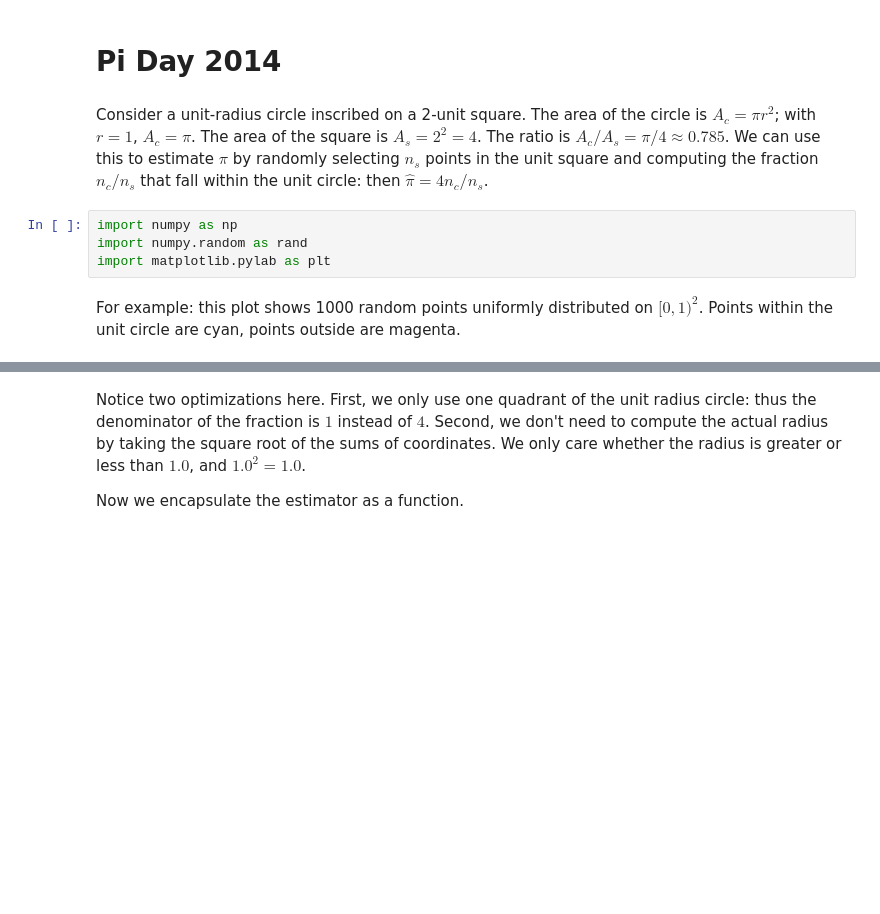
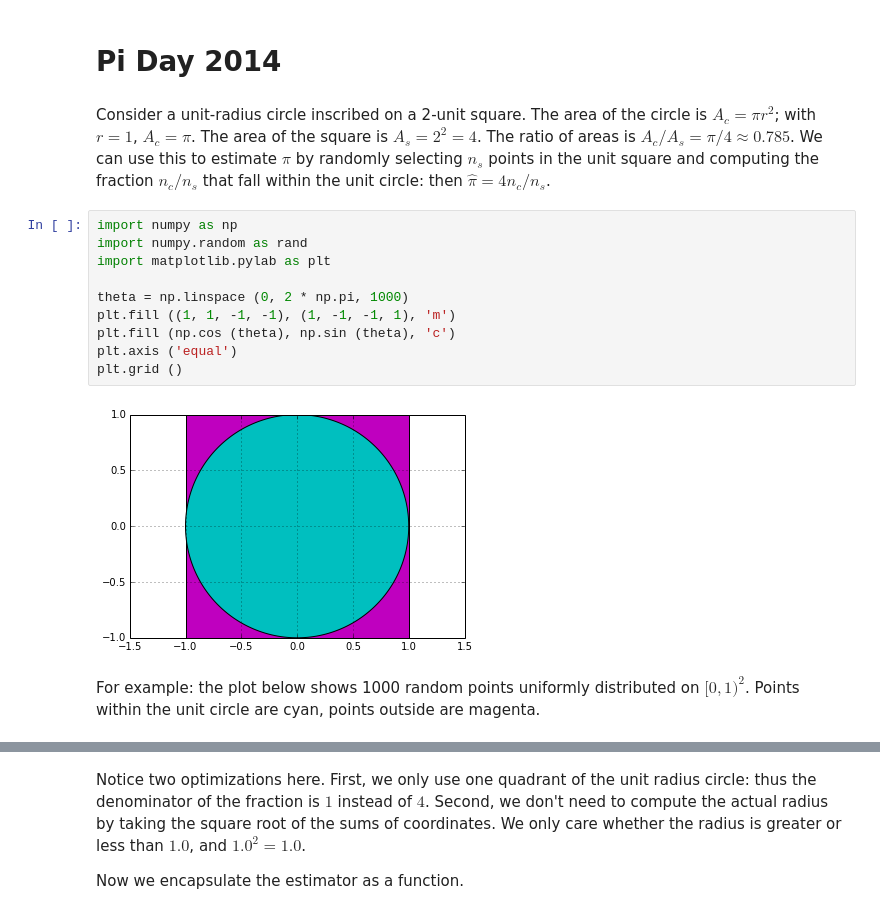
Before and after one commit to vobine/hacks, a Jupyter notebook: Pi2014.ipynb, the cells around one changed output, grey strips where cells are left out. Cells and saved outputs as stored; diff of their text form; blank space fills up the shorter version.

Commit message:
Add a new overview plot and various clarifications.

```diff
--- a/Pi2014.ipynb
+++ b/Pi2014.ipynb
@@ -3,14 +3,22 @@
 # %% [markdown]
 Consider a unit-radius circle inscribed on a 2-unit square. The area of the circle is $A_c = \pi r^2$; with $r = 1$, $A_c = \pi$.
 The area of the square is $A_s = 2^2=4$.
-The ratio is $A_c / A_s = \pi/4 \approx 0.785$.
+The ratio of areas is $A_c / A_s = \pi/4 \approx 0.785$.
 We can use this to estimate $\pi$ by randomly selecting $n_s$ points in the unit square and computing the fraction $n_c / n_s$ that fall within the unit circle: then $\hat{\pi} = 4 n_c / n_s$.
 # %%
 import numpy as np
 import numpy.random as rand
 import matplotlib.pylab as plt
+
+theta = np.linspace (0, 2 * np.pi, 1000)
+plt.fill ((1, 1, -1, -1), (1, -1, -1, 1), 'm')
+plt.fill (np.cos (theta), np.sin (theta), 'c')
+plt.axis ('equal')
+plt.grid ()
+# %% [output]
+[figure, added]
 # %% [markdown]
-For example: this plot shows 1000 random points uniformly distributed on $[0, 1)^2$. Points within the unit circle are cyan, points outside are magenta.
+For example: the plot below shows 1000 random points uniformly distributed on $[0, 1)^2$. Points within the unit circle are cyan, points outside are magenta.
 # %%
 pairs = rand.uniform (size=(2, 1000))
 r2 = np.sum (pairs * pairs, axis=0)
```
Also changed, not shown: parts of 6 cells of this notebook.
